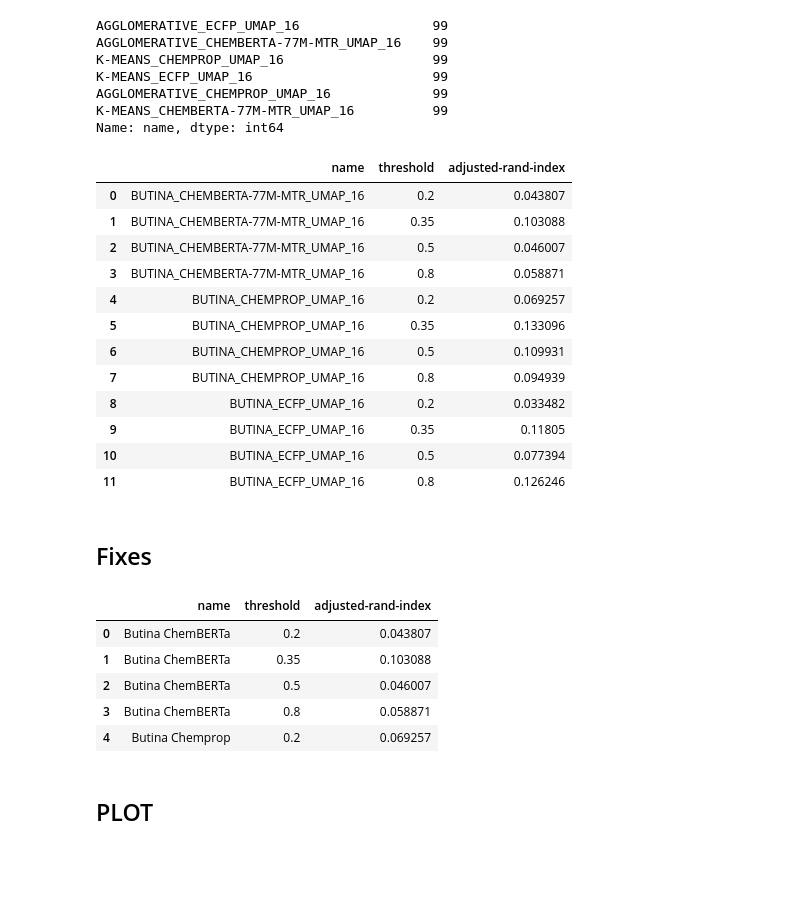
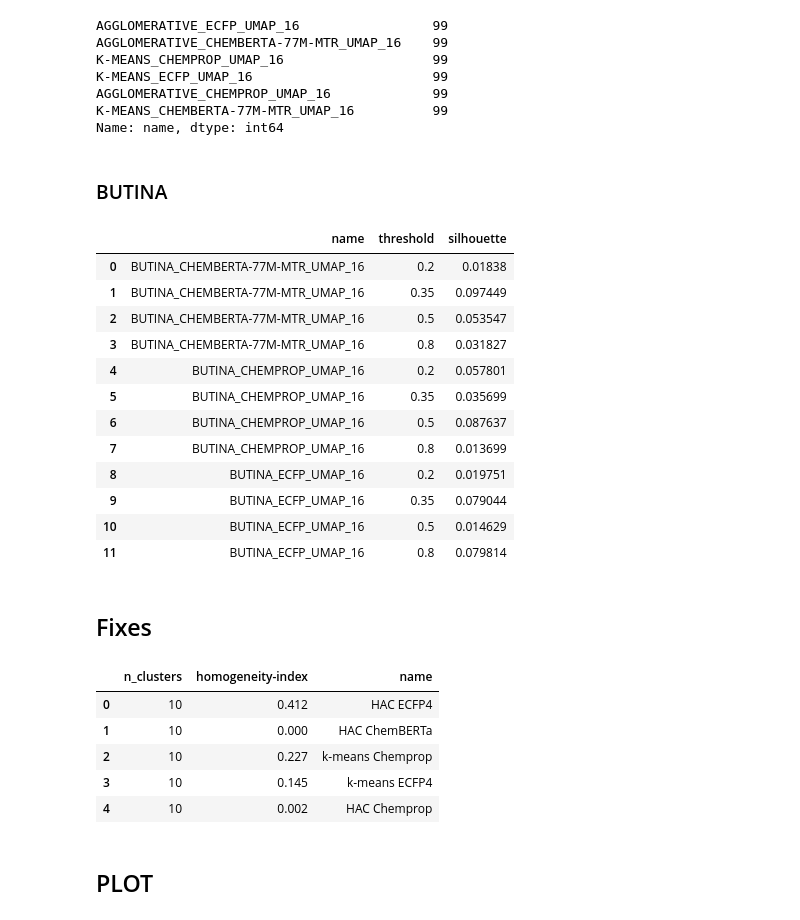
Before and after one commit to ilkersigirci/thesis-work, a Jupyter notebook: notebooks/thesis_figures.ipynb, the cells around one changed output. Cells and saved outputs as stored; diff of their text form; code cells hidden in the pictures; blank space fills up the shorter version.

```diff
--- a/notebooks/thesis_figures.ipynb
+++ b/notebooks/thesis_figures.ipynb
@@ -38,28 +38,28 @@ from thesis_work.utils.wandb_api import (
 
 
 ########### ATABERK ###########
-# subfolder = "chembl27"
+subfolder = "chembl27"
 # subfolder = "dude"
-subfolder = "zinc15"
+# subfolder = "zinc15"
 
 # compound_name = "abl1"
 # compound_name = "renin"
-# compound_name = "thb"
-compound_name = "zinc15-minor-targets"
+compound_name = "thb"
+# compound_name = "zinc15-minor-targets"
 
 project_name = f"ataberk-{subfolder}-{compound_name}"
 
 #############################################################
 
-metric = "silhouette"
+# metric = "silhouette"
 # metric = "calinski-harabasz-index"
 # metric = "davies-bouldin"
 # metric = "adjusted-rand-index"
-# metric = "homogeneity-index"
+metric = "homogeneity-index"
 
 metric_x_index_name = "n_clusters"
+# metric_x_index_name = "min_cluster_size"
 # metric_x_index_name= "threshold"
-# metric_x_index_name = "min_cluster_size"
 
 run_name_filter_substring = "_UMAP_16"
 # run_name_filter_substring = "CHEMBERTA"
@@ -84,7 +84,9 @@ run_name_filter_substring = "_UMAP_16"
 
 
 ######### ATABERK #########
-# save_path = f"{subfolder.upper()}_{compound_name.upper()}_{metric_x_index_name}_{metric}.png"
+save_path = (
+    f"{subfolder.upper()}_{compound_name.upper()}_{metric_x_index_name}_{metric}.png"
+)
 
 ######### Chembl_27 #########
 # TODO: Add metric_x_index_name to the save path
@@ -133,6 +135,8 @@ K-MEANS_ECFP_UMAP_16                       99
 AGGLOMERATIVE_CHEMPROP_UMAP_16             99
 K-MEANS_CHEMBERTA-77M-MTR_UMAP_16          99
 Name: name, dtype: int64
+# %% [markdown]
+### BUTINA
 # %%
 ### BUTINA
 
@@ -146,13 +150,18 @@ import numpy as np
 
 # seed = 42
 # seed = 43
-
 # seed = 44
 # seed = 45
 # seed = 46
 # seed = 47
 # seed = 48
-
+# seed = 49
+# seed = 50
+# seed = 51
+# seed = 52
+# seed = 53
+seed = 54
+seed = 55
 
 np.random.seed(seed)
 
@@ -160,7 +169,11 @@ np.random.seed(seed)
 columns = ["name", "threshold", metric]
 
 # Define the clustering method names
-methods = ["BUTINA_CHEMBERTA-77M-MTR_UMAP_16", "BUTINA_CHEMPROP_UMAP_16", "BUTINA_ECFP_UMAP_16"]
+methods = [
+    "BUTINA_CHEMBERTA-77M-MTR_UMAP_16",
+    "BUTINA_CHEMPROP_UMAP_16",
+    "BUTINA_ECFP_UMAP_16",
+]
 
 # Define the threshold values
 thresholds = [0.2, 0.35, 0.5, 0.8]
@@ -182,19 +195,19 @@ for method in methods:
 
 result
 # %% [output]
-|  | name | threshold | adjusted-rand-index |
-| 0 | BUTINA_CHEMBERTA-77M-MTR_UMAP_16 | 0.2 | 0.043807 |
-| 1 | BUTINA_CHEMBERTA-77M-MTR_UMAP_16 | 0.35 | 0.103088 |
-| 2 | BUTINA_CHEMBERTA-77M-MTR_UMAP_16 | 0.5 | 0.046007 |
-| 3 | BUTINA_CHEMBERTA-77M-MTR_UMAP_16 | 0.8 | 0.058871 |
-| 4 | BUTINA_CHEMPROP_UMAP_16 | 0.2 | 0.069257 |
-| 5 | BUTINA_CHEMPROP_UMAP_16 | 0.35 | 0.133096 |
-| 6 | BUTINA_CHEMPROP_UMAP_16 | 0.5 | 0.109931 |
-| 7 | BUTINA_CHEMPROP_UMAP_16 | 0.8 | 0.094939 |
-| 8 | BUTINA_ECFP_UMAP_16 | 0.2 | 0.033482 |
-| 9 | BUTINA_ECFP_UMAP_16 | 0.35 | 0.11805 |
-| 10 | BUTINA_ECFP_UMAP_16 | 0.5 | 0.077394 |
-| 11 | BUTINA_ECFP_UMAP_16 | 0.8 | 0.126246 |
+|  | name | threshold | silhouette |
+| 0 | BUTINA_CHEMBERTA-77M-MTR_UMAP_16 | 0.2 | 0.01838 |
+| 1 | BUTINA_CHEMBERTA-77M-MTR_UMAP_16 | 0.35 | 0.097449 |
+| 2 | BUTINA_CHEMBERTA-77M-MTR_UMAP_16 | 0.5 | 0.053547 |
+| 3 | BUTINA_CHEMBERTA-77M-MTR_UMAP_16 | 0.8 | 0.031827 |
+| 4 | BUTINA_CHEMPROP_UMAP_16 | 0.2 | 0.057801 |
+| 5 | BUTINA_CHEMPROP_UMAP_16 | 0.35 | 0.035699 |
+| 6 | BUTINA_CHEMPROP_UMAP_16 | 0.5 | 0.087637 |
+| 7 | BUTINA_CHEMPROP_UMAP_16 | 0.8 | 0.013699 |
+| 8 | BUTINA_ECFP_UMAP_16 | 0.2 | 0.019751 |
+| 9 | BUTINA_ECFP_UMAP_16 | 0.35 | 0.079044 |
+| 10 | BUTINA_ECFP_UMAP_16 | 0.5 | 0.014629 |
+| 11 | BUTINA_ECFP_UMAP_16 | 0.8 | 0.079814 |
 # %% [markdown]
 ## Fixes
 # %%
@@ -207,31 +221,35 @@ processed_result = deepcopy(result)
 # %%
 # Beautify Legends
 
 
 processed_result["name"] = processed_result["name"].replace(
     {
         "K-MEANS_CHEMBERTA-77M-MTR_UMAP_16": "k-means ChemBERTa",
+        "K-MEANS_CHEMBERTA-77M-MLM_UMAP_16": "k-means ChemBERTa",
         "K-MEANS_CHEMPROP_UMAP_16": "k-means Chemprop",
         "K-MEANS_ECFP_UMAP_16": "k-means ECFP4",
         "AGGLOMERATIVE_CHEMBERTA-77M-MTR_UMAP_16": "HAC ChemBERTa",
+        "AGGLOMERATIVE_CHEMBERTA-77M-MLM_UMAP_16": "HAC ChemBERTa",
         "AGGLOMERATIVE_CHEMPROP_UMAP_16": "HAC Chemprop",
         "AGGLOMERATIVE_ECFP_UMAP_16": "HAC ECFP4",
         "BUTINA_CHEMBERTA-77M-MTR_UMAP_16": "Butina ChemBERTa",
+        "BUTINA_CHEMBERTA-77M-MLM_UMAP_16": "Butina ChemBERTa",
         "BUTINA_CHEMPROP_UMAP_16": "Butina Chemprop",
         "BUTINA_ECFP_UMAP_16": "Butina ECFP4",
         "HDBSCAN_CHEMBERTA-77M-MTR_UMAP_16": "HDBSCAN ChemBERTa",
+        "HDBSCAN_CHEMBERTA-77M-MLM_UMAP_16": "HDBSCAN ChemBERTa",
         "HDBSCAN_CHEMPROP_UMAP_16": "HDBSCAN Chemprop",
         "HDBSCAN_ECFP_UMAP_16": "HDBSCAN ECFP4",
     }
 )
 processed_result.head()
 # %% [output]
-|  | name | threshold | adjusted-rand-index |
-| 0 | Butina ChemBERTa | 0.2 | 0.043807 |
-| 1 | Butina ChemBERTa | 0.35 | 0.103088 |
-| 2 | Butina ChemBERTa | 0.5 | 0.046007 |
-| 3 | Butina ChemBERTa | 0.8 | 0.058871 |
-| 4 | Butina Chemprop | 0.2 | 0.069257 |
+|  | n_clusters | homogeneity-index | name |
+| 0 | 10 | 0.412 | HAC ECFP4 |
+| 1 | 10 | 0.000 | HAC ChemBERTa |
+| 2 | 10 | 0.227 | k-means Chemprop |
+| 3 | 10 | 0.145 | k-means ECFP4 |
+| 4 | 10 | 0.002 | HAC Chemprop |
 # %%
 ###### Chembl_27 FIXES ######
 
```
Also changed, not shown: parts of 8 cells of this notebook, 59 other files.
